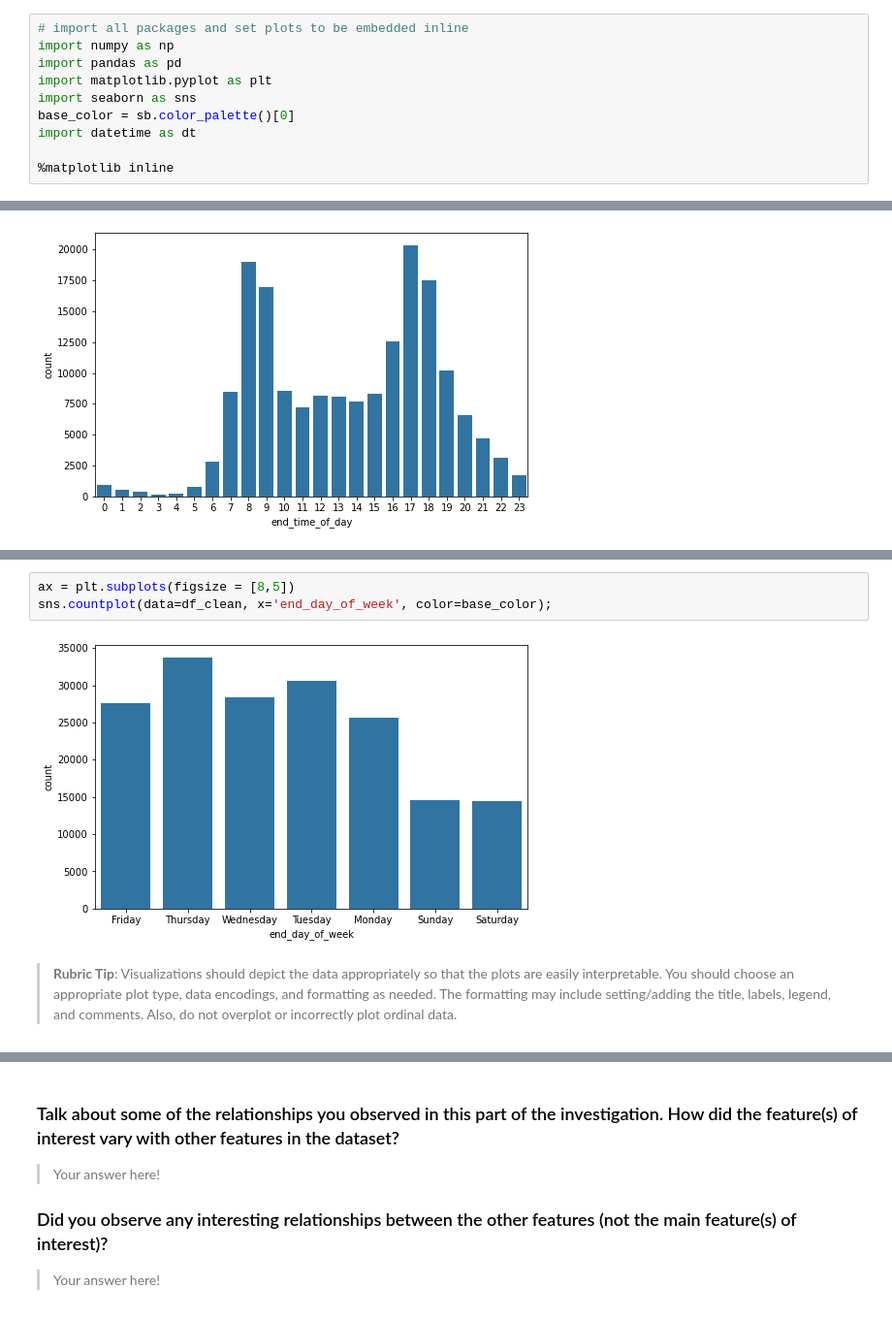
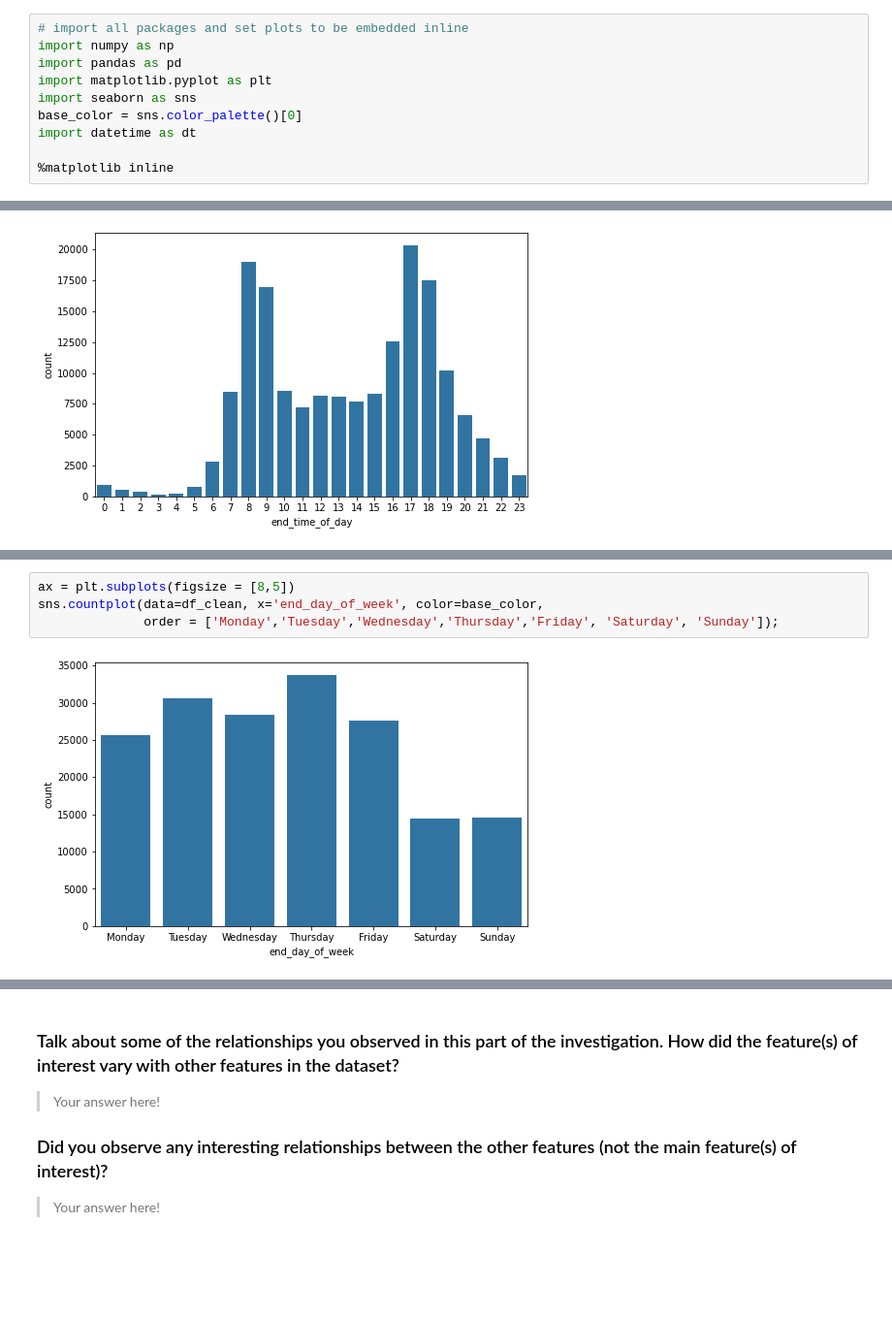
Before and after one commit to jjjeorgee/ALX-T, a Jupyter notebook: Project 03 - Data Visualization/Part_I_exploration.ipynb, the cells around one changed output, grey strips where cells are left out. Shown at 97% size. Cells and saved outputs as stored; diff of their text form; blank space fills up the shorter version.

```diff
--- a/Project 03 - Data Visualization/Part_I_exploration.ipynb
+++ b/Project 03 - Data Visualization/Part_I_exploration.ipynb
@@ -13,7 +13,7 @@ import numpy as np
 import pandas as pd
 import matplotlib.pyplot as plt
 import seaborn as sns
-base_color = sb.color_palette()[0]
+base_color = sns.color_palette()[0]
 import datetime as dt
 
 %matplotlib inline
@@ -310,9 +337,6 @@ sns.countplot(data=df_clean, x='end_time_of_day', color=base_color);
 # %%
 ax = plt.subplots(figsize = [8,5])
-sns.countplot(data=df_clean, x='end_day_of_week', color=base_color);
+sns.countplot(data=df_clean, x='end_day_of_week', color=base_color,
+              order = ['Monday','Tuesday','Wednesday','Thursday','Friday', 'Saturday', 'Sunday']);
 # %% [output]
-[figure, old version]
+[figure, new version]
-# %% [markdown]
-
-
->**Rubric Tip**: Visualizations should depict the data appropriately so that the plots are easily interpretable. You should choose an appropriate plot type, data encodings, and formatting as needed. The formatting may include setting/adding the title, labels, legend, and comments. Also, do not overplot or incorrectly plot ordinal data.
```
Also changed, not shown: parts of 28 cells of this notebook.
